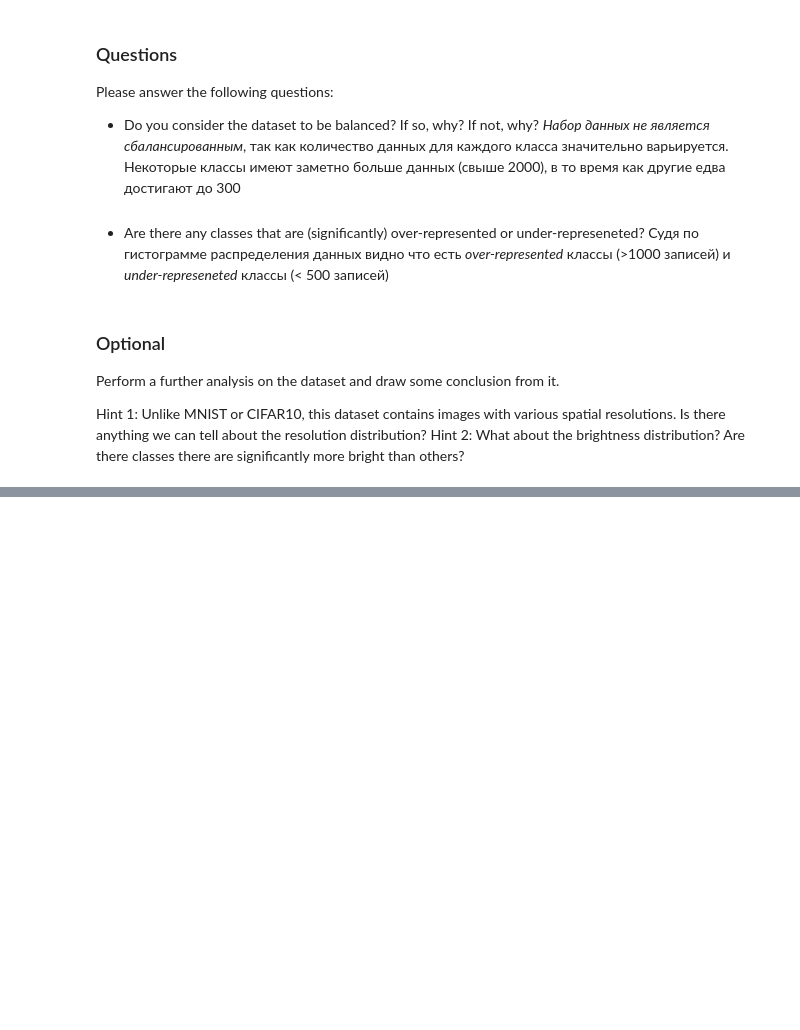
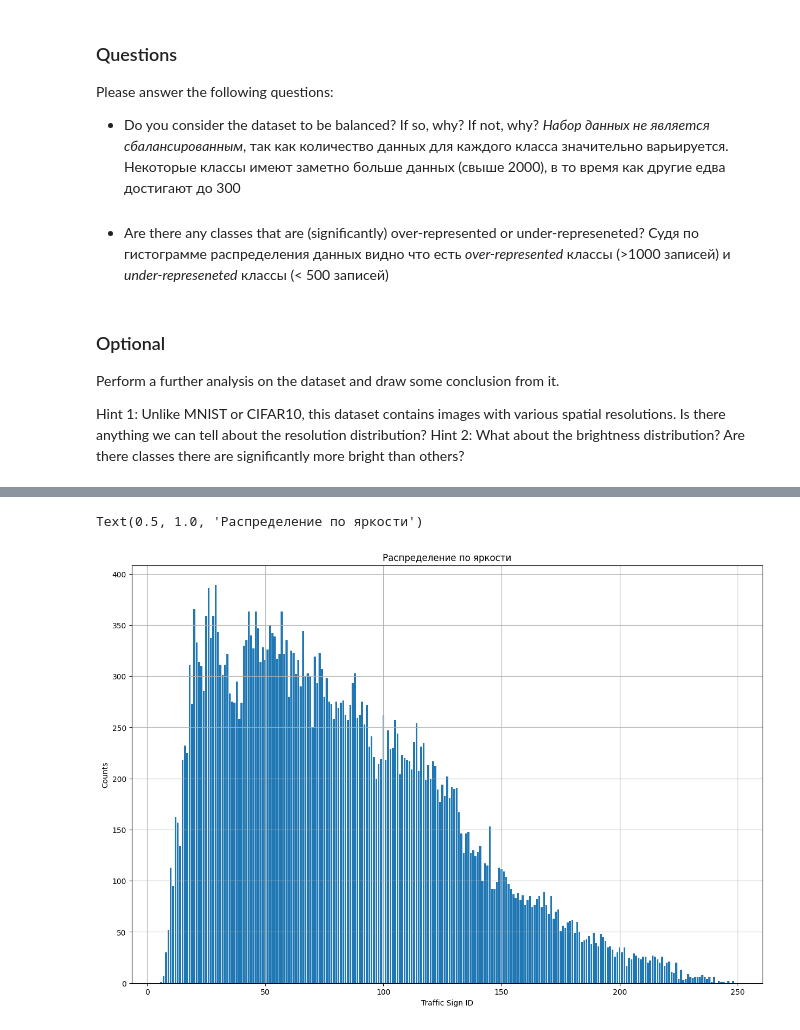
Before and after one commit to chaplinskij/rd_computer_vision, a Jupyter notebook: lesson_13/lesson_13.ipynb, the cells around one changed output, grey strips where cells are left out. Saved outputs shown, nothing was run; the diff lists cells and outputs as text; code cells hidden in the pictures; blank space fills up the shorter version.

```diff
--- a/lesson_13/lesson_13.ipynb
+++ b/lesson_13/lesson_13.ipynb
@@ -79,0 +115,9 @@ Hint 2: What about the brightness distribution? Are there classes there are sign
+# %%
+
+res = data.brightness.value_counts().sort_index()
+plt.bar(res.index, res.values), plt.grid(True)
+plt.xlabel('Traffic Sign ID'), plt.ylabel('Counts')
+plt.title('Распределение по яркости')
+# %% [output]
+Text(0.5, 1.0, 'Распределение по яркости')
+[figure, added]
```
Also changed, not shown: parts of 8 cells of this notebook.
